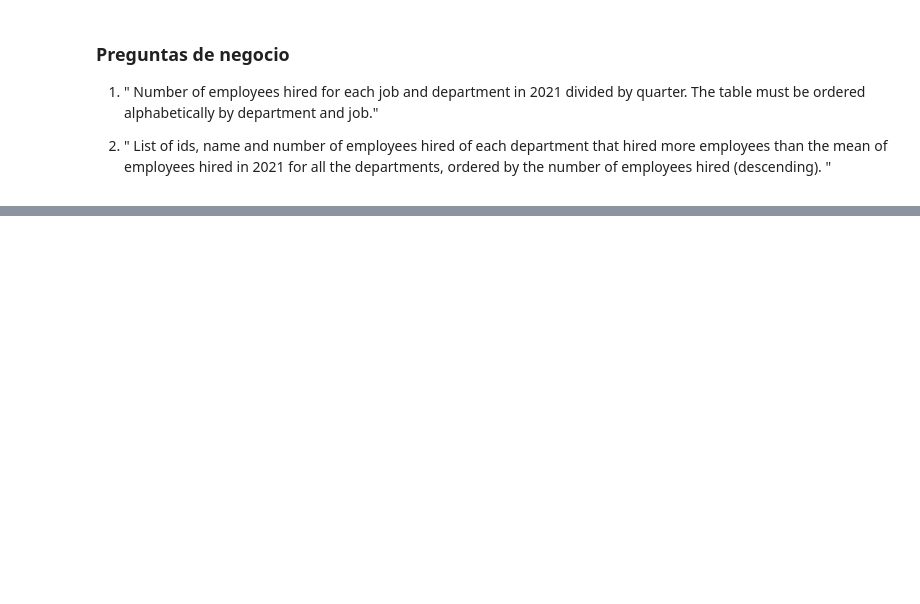
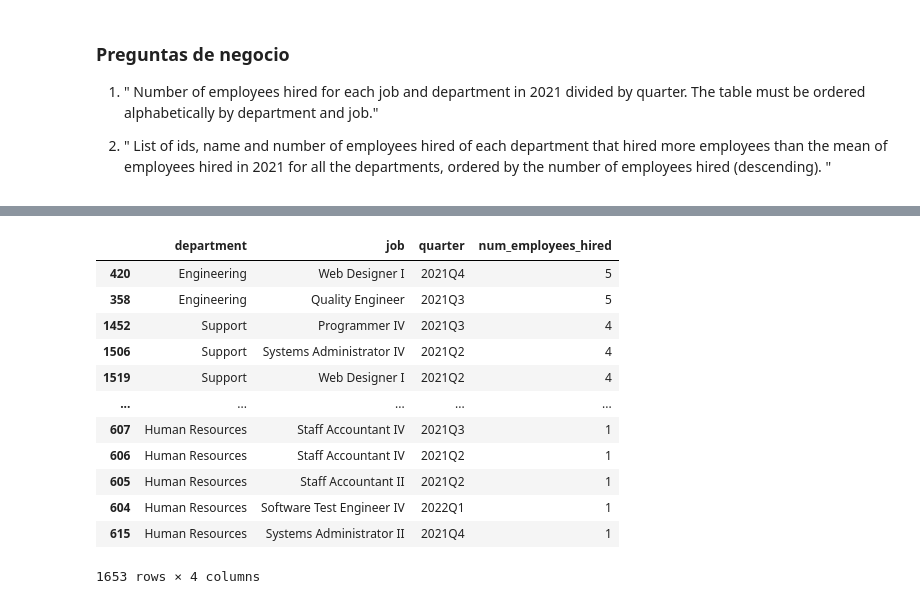
Before and after one commit to Alejandro-sin/Data_App, a Jupyter notebook: app/pipe/preprocess.ipynb, the cells around one changed output, grey strips where cells are left out. Cells and saved outputs as stored; diff of their text form; code cells hidden in the pictures; blank space fills up the shorter version.

```diff
--- a/app/pipe/preprocess.ipynb
+++ b/app/pipe/preprocess.ipynb
@@ -79,0 +187,18 @@ grouped_df_sorted
+# %%
+# Sort the result alphabetically by department and job
+sorted_result_df = result_df.sort_values(by=['num_employees_hired'], ascending=False)
+sorted_result_df
+# %% [output]
+|  | department | job | quarter | num_employees_hired |
+| 420 | Engineering | Web Designer I | 2021Q4 | 5 |
+| 358 | Engineering | Quality Engineer | 2021Q3 | 5 |
+| 1452 | Support | Programmer IV | 2021Q3 | 4 |
+| 1506 | Support | Systems Administrator IV | 2021Q2 | 4 |
+| 1519 | Support | Web Designer I | 2021Q2 | 4 |
+| ... | ... | ... | ... | ... |
+| 607 | Human Resources | Staff Accountant IV | 2021Q3 | 1 |
+| 606 | Human Resources | Staff Accountant IV | 2021Q2 | 1 |
+| 605 | Human Resources | Staff Accountant II | 2021Q2 | 1 |
+| 604 | Human Resources | Software Test Engineer IV | 2022Q1 | 1 |
+| 615 | Human Resources | Systems Administrator II | 2021Q4 | 1 |
+1653 rows × 4 columns
```
Also changed, not shown: parts of 11 cells of this notebook, 8 other files.
